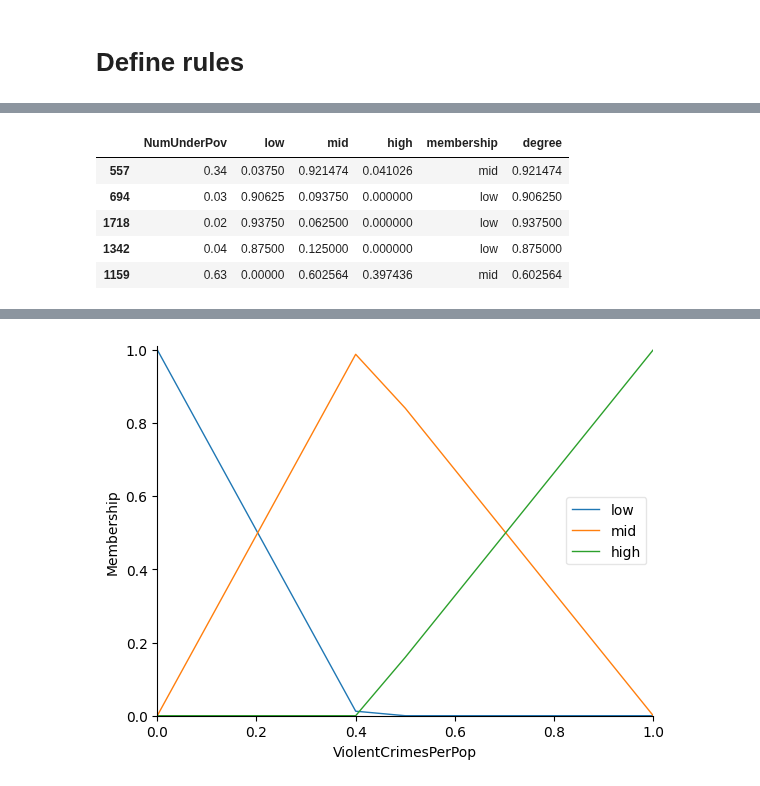
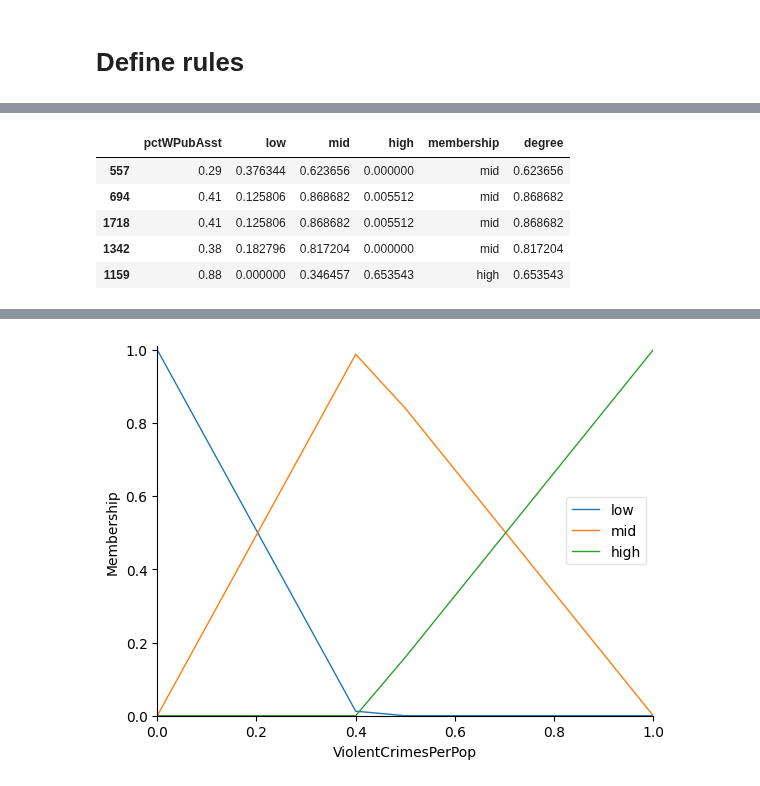
Before and after one commit to yeesem/Soft-Computing, a Jupyter notebook: Soft_Computing_Assignment_Fuzzy_Logic.ipynb, the cells around one changed output, grey strips where cells are left out. Cells and saved outputs as stored; diff of their text form; code cells hidden in the pictures.

```diff
--- a/Soft_Computing_Assignment_Fuzzy_Logic.ipynb
+++ b/Soft_Computing_Assignment_Fuzzy_Logic.ipynb
@@ -381,7 +399,9 @@ def genetic_algo(data,features,target,population_size,tol_level,top_number):
 # %%
 #running the algorithm
 df = pd.concat([X_train,y_train],axis = 1)
-top_features, best_score = genetic_algo(df,X_train, y_train,100,0.05,5)
+filter_low_correlation_features_with_target(df,0.3,y_train.columns)
+filter_high_correlation_features(df,y_train.columns,0.85)
+top_features, best_score = genetic_algo(df,df[df.columns[:-1]], df[df.columns[-1:]],100,0.05,5)
 
 #printing top features selected through genetic algorithm
 i = 0
@@ -510,9 +534,8 @@ class Fuzzify(object):
     new_df['degree'] = new_df.loc[:,['low','mid','high']].max(axis = 1)
     return new_df
 # %%
-feature_object = []
-
 def get_cluster_MinMaxMid(data,feature_list,num_clusters,fuzzfied = False):
+    feature_object = []
 
     for feature in feature_list:
 
@@ -550,25 +573,25 @@ def get_cluster_MinMaxMid(data,feature_list,num_clusters,fuzzfied = False):
             'mid' : feature_mid
         }
 
-    return min_max_mid
+    return min_max_mid,feature_object
 # %%
 # copy_list_of_features = ['population', 'indianPerCap', 'NumUnderPov', 'PctBSorMore', 'PctOccupManu', 'MalePctDivorce', 'PctKids2Par', 'PctTeen2Par', 'PersPerOccupHous', 'PctHousOwnOcc', 'PctHousNoPhone', 'MedRentPctHousInc', 'MedOwnCostPctInc', 'NumInShelters', 'LandArea']
 copy_list_of_features = list_of_features
 #copy_list_of_features = ['agePct16t24', 'pctWPubAsst', 'PersPerRentOccHous', 'PctWOFullPlumb', 'NumInShelters']
 
 
 min_max_mid = get_cluster_MinMaxMid(X_train,[copy_list_of_features[0]],3)
 
-feature1_object = Fuzzify(min_max_mid['df'],min_max_mid['min'],min_max_mid['max'],min_max_mid['mid'])
+feature1_object = Fuzzify(min_max_mid[0]['df'],min_max_mid[0]['min'],min_max_mid[0]['max'],min_max_mid[0]['mid'])
 fuzzified_feature1 = feature1_object.get_membership()
 
 fuzzified_feature1.head()
 # %% [output]
-|  | NumUnderPov | low | mid | high | membership | degree |
-| 557 | 0.34 | 0.03750 | 0.921474 | 0.041026 | mid | 0.921474 |
-| 694 | 0.03 | 0.90625 | 0.093750 | 0.000000 | low | 0.906250 |
-| 1718 | 0.02 | 0.93750 | 0.062500 | 0.000000 | low | 0.937500 |
-| 1342 | 0.04 | 0.87500 | 0.125000 | 0.000000 | low | 0.875000 |
-| 1159 | 0.63 | 0.00000 | 0.602564 | 0.397436 | mid | 0.602564 |
+|  | pctWPubAsst | low | mid | high | membership | degree |
+| 557 | 0.29 | 0.376344 | 0.623656 | 0.000000 | mid | 0.623656 |
+| 694 | 0.41 | 0.125806 | 0.868682 | 0.005512 | mid | 0.868682 |
+| 1718 | 0.41 | 0.125806 | 0.868682 | 0.005512 | mid | 0.868682 |
+| 1342 | 0.38 | 0.182796 | 0.817204 | 0.000000 | mid | 0.817204 |
+| 1159 | 0.88 | 0.000000 | 0.346457 | 0.653543 | high | 0.653543 |
 # %%
 #Calculate X membership function
```
Also changed, not shown: parts of 39 cells of this notebook.
